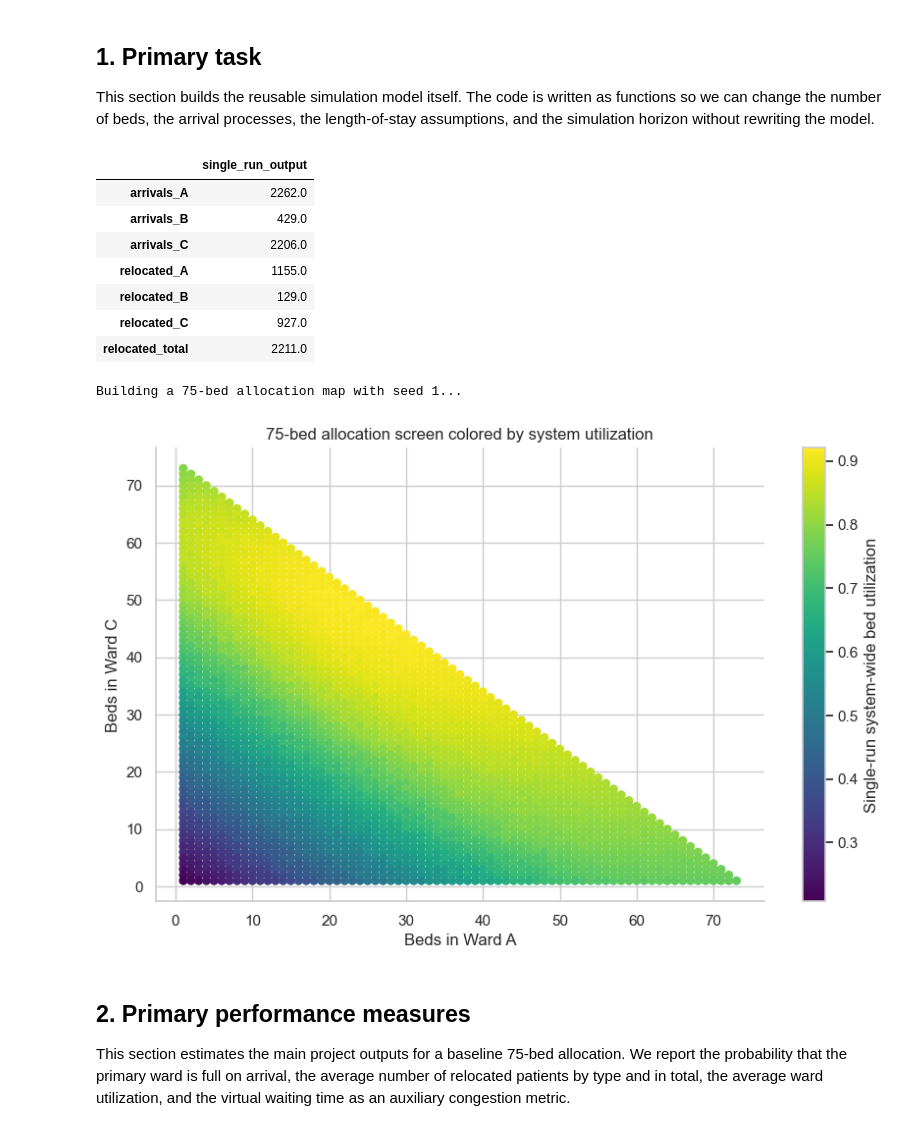
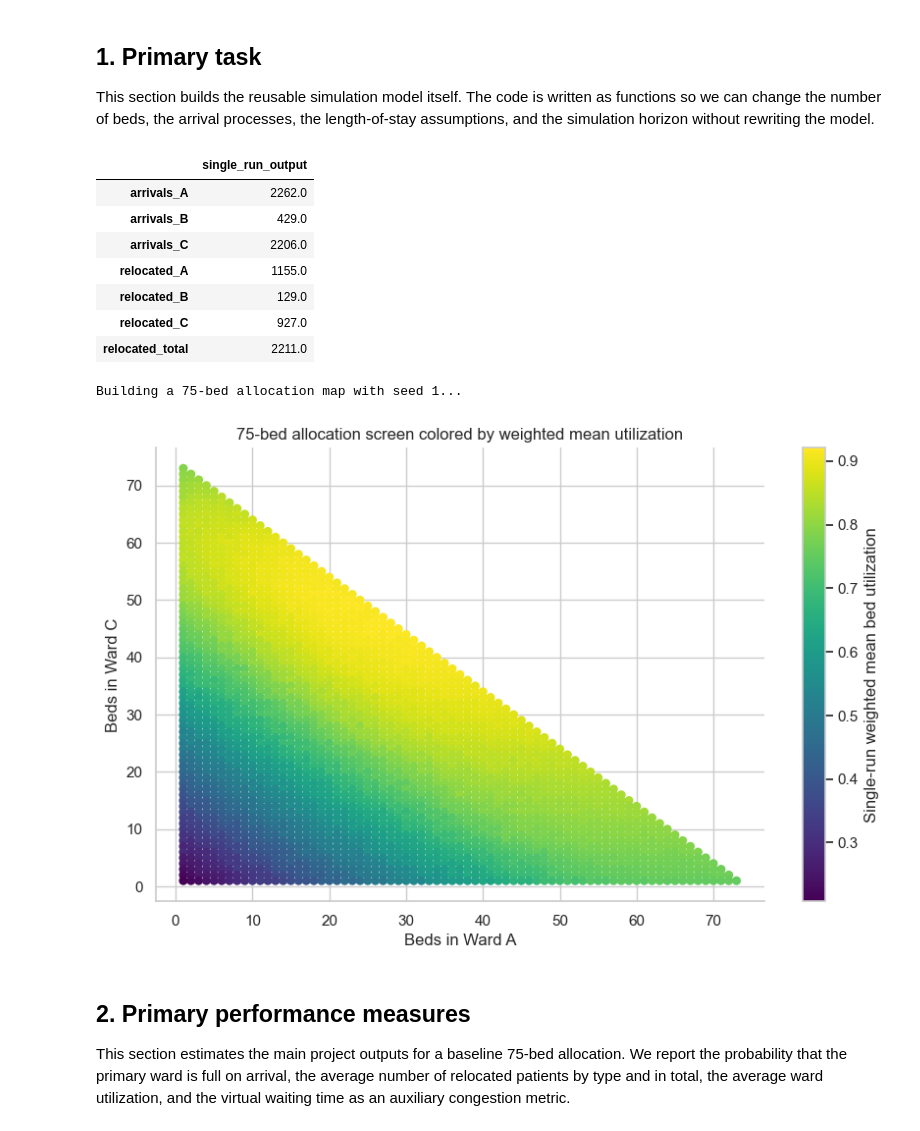
Before and after one commit to VictorMoesgaardStege/Stochastic-Simulation-Project-2, a Jupyter notebook: project_2_s214985.ipynb, the cells around one changed output. Saved outputs shown, nothing was run; the diff lists cells and outputs as text; code cells hidden in the pictures.

```diff
--- a/project_2_s214985.ipynb
+++ b/project_2_s214985.ipynb
@@ -264,7 +262,11 @@ def simulate_hospital_year(
         "utilization_A": utilization_a,
         "utilization_B": utilization_b,
         "utilization_C": utilization_c,
-        "system_utilization": sum(occupied_bed_time.values()) / (sum(beds.values()) * horizon),
+        "weighted_mean_utilization": (
+            beds["A"] * utilization_a
+            + beds["B"] * utilization_b
+            + beds["C"] * utilization_c
+        ) / sum(beds.values()),
         "overflow_B_to_A": overflow_b_to_a,
     }
 
@@ -345,7 +347,7 @@ def screen_bed_allocations(
                     "utilization_A": result["utilization_A"],
                     "utilization_B": result["utilization_B"],
                     "utilization_C": result["utilization_C"],
-                    "system_utilization": result["system_utilization"],
+                    "weighted_mean_utilization": result["weighted_mean_utilization"],
                 }
             )
 
@@ -366,37 +368,37 @@ display(single_run_example[[
 
 print("Building a 75-bed allocation map with seed 1...")
 screen_results = screen_bed_allocations(total_beds=75, seed=BASE_SEED)
 
 plt.figure(figsize=(10, 6))
 scatter = plt.scatter(
     screen_results["A"],
     screen_results["C"],
-    c=screen_results["system_utilization"],
+    c=screen_results["weighted_mean_utilization"],
     cmap="viridis",
     s=30,
 )
-plt.colorbar(scatter, label="Single-run system-wide bed utilization")
+plt.colorbar(scatter, label="Single-run weighted mean bed utilization")
 plt.xlabel("Beds in Ward A")
 plt.ylabel("Beds in Ward C")
-plt.title("75-bed allocation screen colored by system utilization")
+plt.title("75-bed allocation screen colored by weighted mean utilization")
 plt.show()
 
 # Example of how the model can be re-used with dynamic inputs:
 # alternative_beds = {"A": 28, "B": 4, "C": 43}
 # alternative_los = dict(DEFAULT_LOS_SPECS)
 # alternative_los["A"] = lognormal_from_mean_sd(mean=7.0, sd=6.0)
 # alternative_runs = run_replications(alternative_beds, los_specs=alternative_los, n_replications=50)
 # %% [output]
 |  | single_run_output |
 | arrivals_A | 2262.0 |
 | arrivals_B | 429.0 |
 | arrivals_C | 2206.0 |
 | relocated_A | 1155.0 |
 | relocated_B | 129.0 |
 | relocated_C | 927.0 |
 | relocated_total | 2211.0 |
 Building a 75-bed allocation map with seed 1...
-[figure, old version]
+[figure, new version]
 # %% [markdown]
 ## 2. Primary performance measures
 
```
Also changed, not shown: parts of 2 cells of this notebook.
